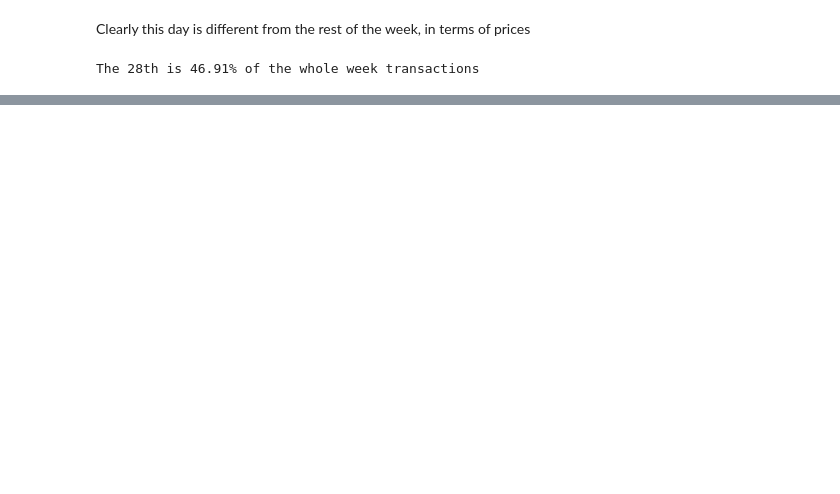
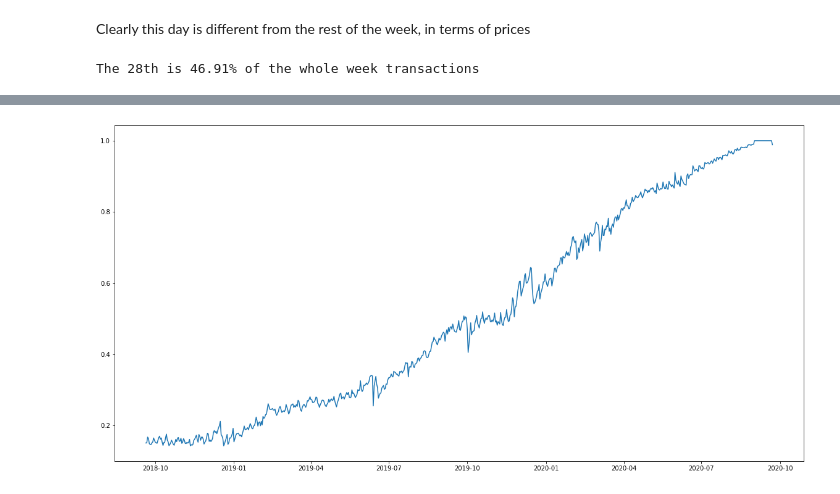
Before and after one commit to Vechus/h-m-recsys-competition, a Jupyter notebook: SalesEDA/data analysis 23-09-2019 to 30-09-2019.ipynb, the cells around one changed output, grey strips where cells are left out. Cells and saved outputs as stored; diff of their text form; code cells hidden in the pictures; blank space fills up the shorter version.

```diff
--- a/SalesEDA/data analysis 23-09-2019 to 30-09-2019.ipynb
+++ b/SalesEDA/data analysis 23-09-2019 to 30-09-2019.ipynb
@@ -330,0 +426,6 @@ The two graphs contain basically the same information, the same set of articles
+# %%
+fig, ax = plt.subplots(figsize=(20, 10))
+ax.plot(graph_sept.index, graph_percentage)
+plt.show()
+# %% [output]
+[figure, added]
```
Also changed, not shown: parts of 27 cells of this notebook, 2 other files.
